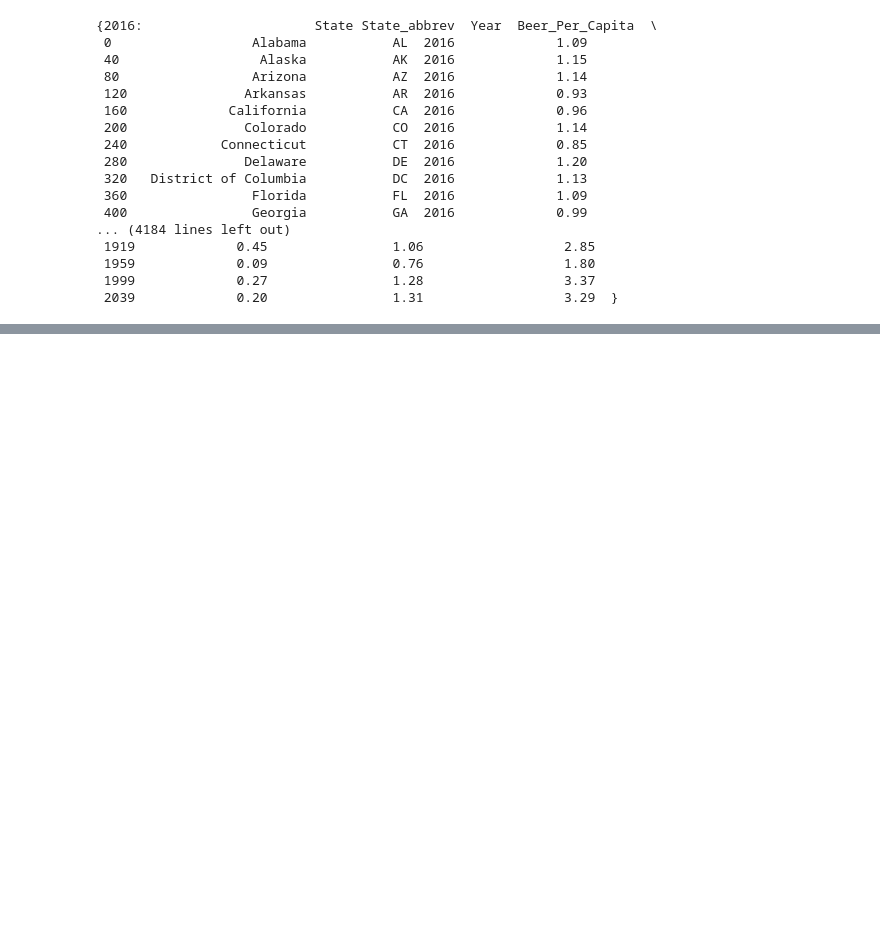
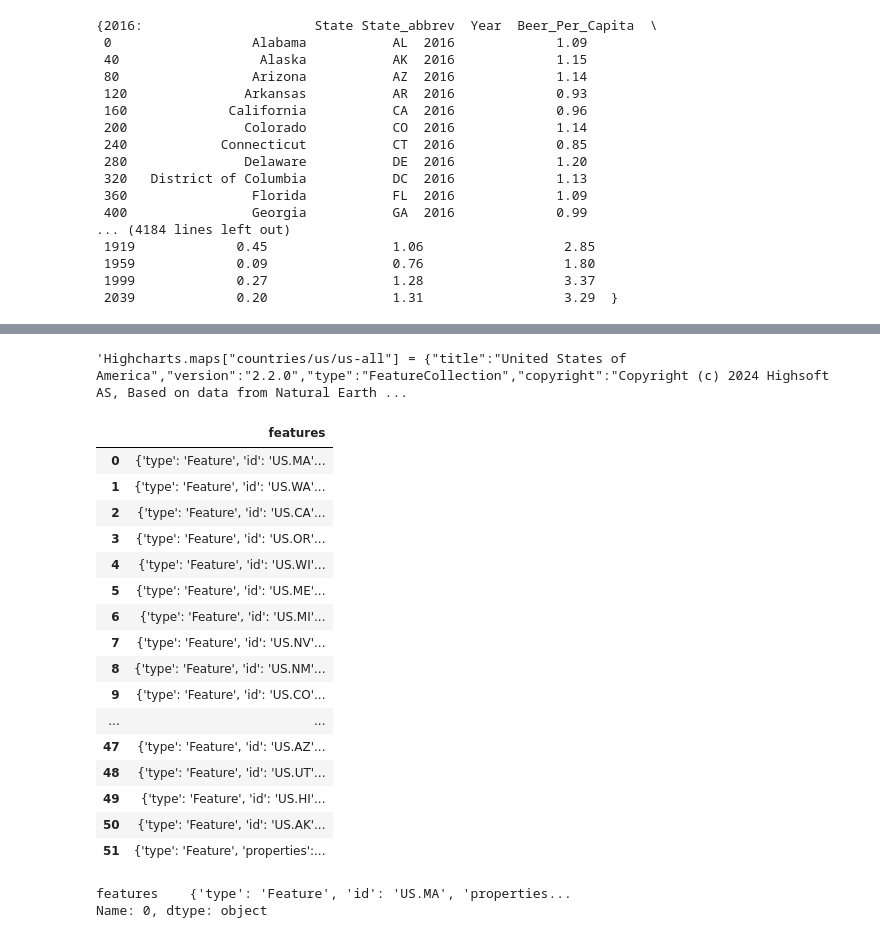
Before and after one commit to jkspiva/Project_3, a Jupyter notebook: Foster's_folder/foster.ipynb, the cells around one changed output, grey strips where cells are left out. Saved outputs shown, nothing was run; the diff lists cells and outputs as text; code cells hidden in the pictures; blank space fills up the shorter version.

```diff
--- a/Foster's_folder/foster.ipynb
+++ b/Foster's_folder/foster.ipynb
@@ -112,0 +126,7 @@ with open(file_path,'w') as f:
+# %%
+geojson = 'https://code.highcharts.com/mapdata/countries/us/us-all.js'
+response = requests.get(geojson)
+geo = response.text
+geo
+# %% [output]
+'Highcharts.maps["countries/us/us-all"] = {"title":"United States of America","version":"2.2.0","type":"FeatureCollection","copyright":"Copyright (c) 2024 Highsoft AS, Based on data from Natural Earth ...
@@ -112,0 +137,26 @@ with open(file_path,'w') as f:
+# %%
+geodata = pd.DataFrame(info)
+geodata
+# %% [output]
+|  | features |
+| 0 | {'type': 'Feature', 'id': 'US.MA'... |
+| 1 | {'type': 'Feature', 'id': 'US.WA'... |
+| 2 | {'type': 'Feature', 'id': 'US.CA'... |
+| 3 | {'type': 'Feature', 'id': 'US.OR'... |
+| 4 | {'type': 'Feature', 'id': 'US.WI'... |
+| 5 | {'type': 'Feature', 'id': 'US.ME'... |
+| 6 | {'type': 'Feature', 'id': 'US.MI'... |
+| 7 | {'type': 'Feature', 'id': 'US.NV'... |
+| 8 | {'type': 'Feature', 'id': 'US.NM'... |
+| 9 | {'type': 'Feature', 'id': 'US.CO'... |
+| ... | ... |
+| 47 | {'type': 'Feature', 'id': 'US.AZ'... |
+| 48 | {'type': 'Feature', 'id': 'US.UT'... |
+| 49 | {'type': 'Feature', 'id': 'US.HI'... |
+| 50 | {'type': 'Feature', 'id': 'US.AK'... |
+| 51 | {'type': 'Feature', 'properties':... |
+# %%
+geodata.iloc[0]
+# %% [output]
+features    {'type': 'Feature', 'id': 'US.MA', 'properties...
+Name: 0, dtype: object
```
Also changed, not shown: parts of 4 cells of this notebook.
